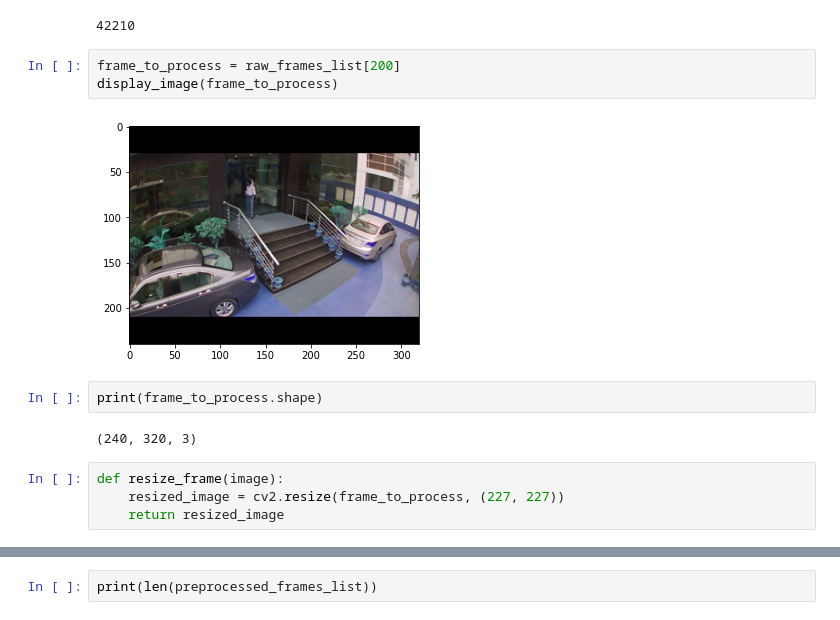
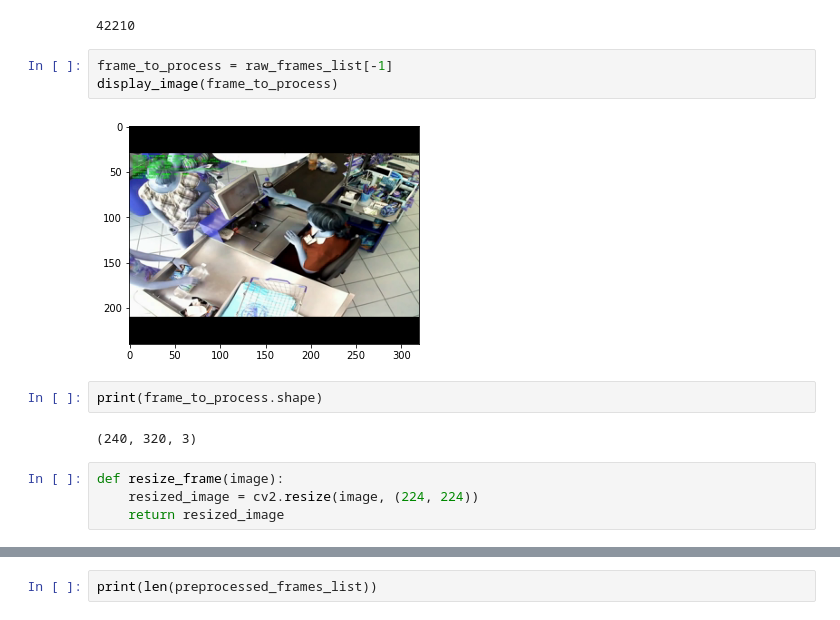
Before and after one commit to bipinthecoder/anomaly-driven-video-summarization, a Jupyter notebook: Video Extraction.ipynb, the cells around one changed output, grey strips where cells are left out. Cells and saved outputs as stored; diff of their text form.

```diff
--- a/Video Extraction.ipynb
+++ b/Video Extraction.ipynb
@@ -370,17 +370,17 @@ len(raw_frames_list)
 # %% [output]
 42210
 # %%
-frame_to_process = raw_frames_list[200]
+frame_to_process = raw_frames_list[-1]
 display_image(frame_to_process)
 # %% [output]
-[figure, old version]
+[figure, new version]
 # %%
 print(frame_to_process.shape)
 # %% [output]
 (240, 320, 3)
 # %%
 def resize_frame(image):
-    resized_image = cv2.resize(frame_to_process, (227, 227))
+    resized_image = cv2.resize(image, (224, 224))
     return resized_image
 # %%
 #Unit Testing the Resize Function
```
Also changed, not shown: parts of 41 cells of this notebook.
